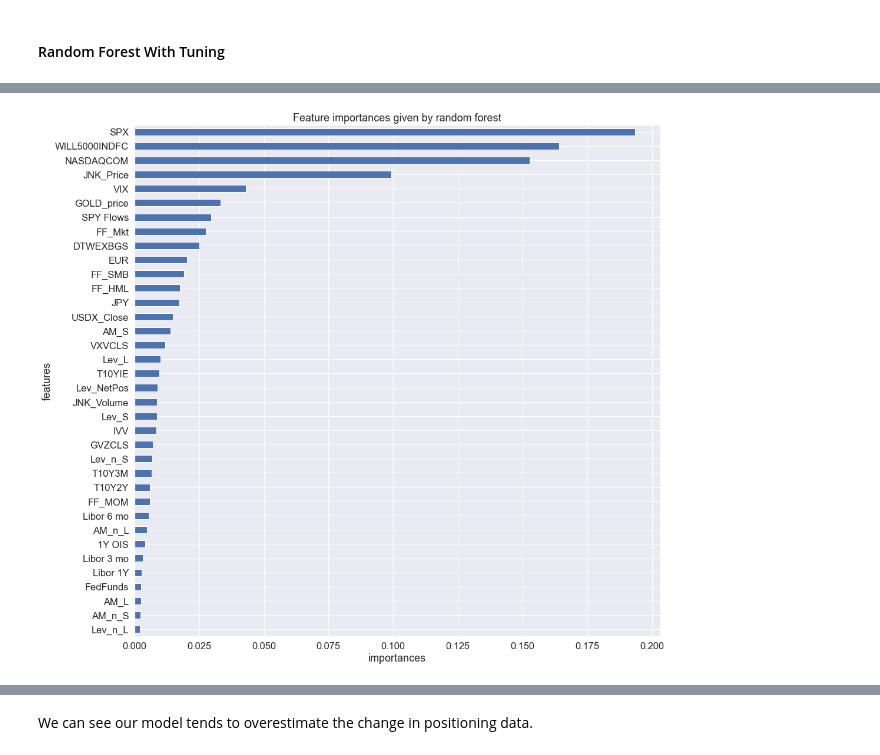
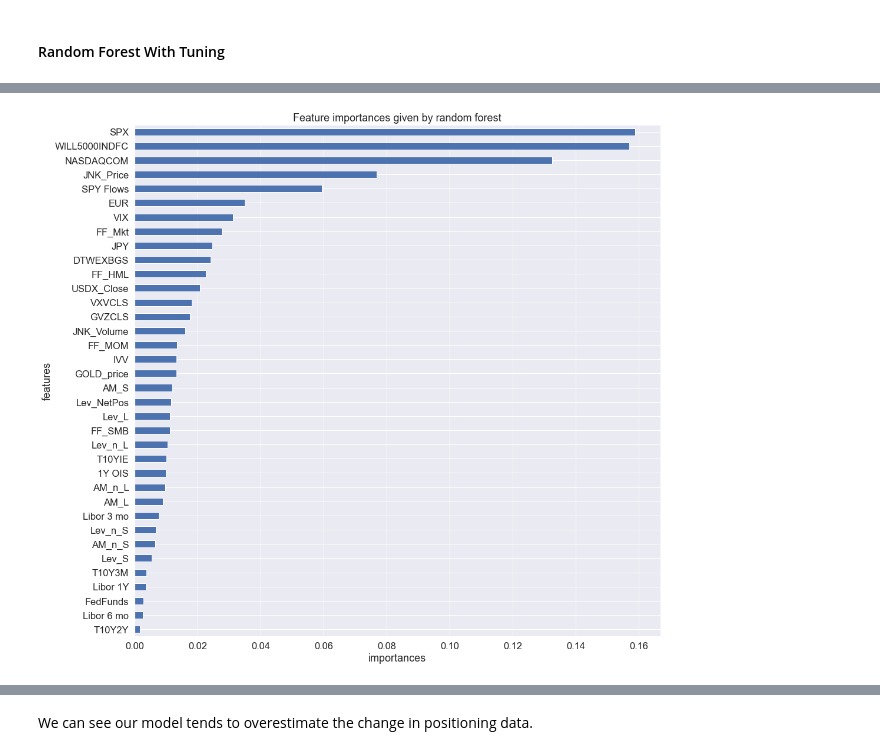
Before and after one commit to sdlwdh/ML-Capstone, a Jupyter notebook: Code/Modeling.ipynb, the cells around one changed output, grey strips where cells are left out. Saved outputs shown, nothing was run; the diff lists cells and outputs as text; code cells hidden in the pictures.

Commit message:
Updated Modeling
TimeSeries CV, GAM in R with Error Bar

```diff
--- a/Code/Modeling.ipynb
+++ b/Code/Modeling.ipynb
@@ -426,6 +453,6 @@ X_train_std.shape
 (422, 36)
 # %%
 from sklearn.ensemble import RandomForestRegressor
-rf = RandomForestRegressor(n_estimators = 20)
+rf = RandomForestRegressor(n_estimators = 20, max_features = 'sqrt')
 rf.fit(X_train_std, y_train)
 # %% [output]
@@ -472,0 +493,3 @@ benchmark_res
+# %%
+sns.set(font_scale = 1)
+tsplot(y_test - rf.predict(X_test_std), title = 'Resid')
@@ -476,11 +517,11 @@ benchmark_res
 from sklearn.model_selection import RandomizedSearchCV,GridSearchCV
 p = X_train_std.shape[1]
 param_grids_random = {
-    'max_depth': np.arange(1,12),
-    'max_features': np.arange(1,p)
+    'max_depth': [2, 3, 5, 6, 8, 10],
+    'n_estimators': [2, 5, 10, 15, 20, 25, 30]
 }
 # %%
-random_grid_search = RandomizedSearchCV(estimator = rf, param_distributions = param_grids_random, scoring='neg_mean_absolute_error', cv=5, n_iter = 150).fit(X_train_std, y_train)
+random_grid_search = RandomizedSearchCV(estimator = rf, param_distributions = param_grids_random, scoring='neg_mean_absolute_error', cv=tscv, n_iter = 30).fit(X_train_std, y_train)
 # %%
 random_grid_search.best_params_
 # %% [output]
@@ -503,13 +537,14 @@ benchmark_res
 # %%
+sns.set(font_scale = 1.5)
 feat_importance = pd.Series(random_grid_search.best_estimator_.feature_importances_, index = X_train.columns)
 fis = np.argsort(feat_importance)
 feat_importance = feat_importance[fis]
 fig = plt.figure(figsize = [16,16])
 ax = fig.subplots(1,1)
 feat_importance.plot(kind = 'barh', ax = ax)
 plt.ylabel('features')
 plt.xlabel('importances')
 plt.title("Feature importances given by random forest")
 plt.show()
 # %% [output]
-[figure, old version]
+[figure, new version]
```
Also changed, not shown: parts of 69 cells of this notebook.
